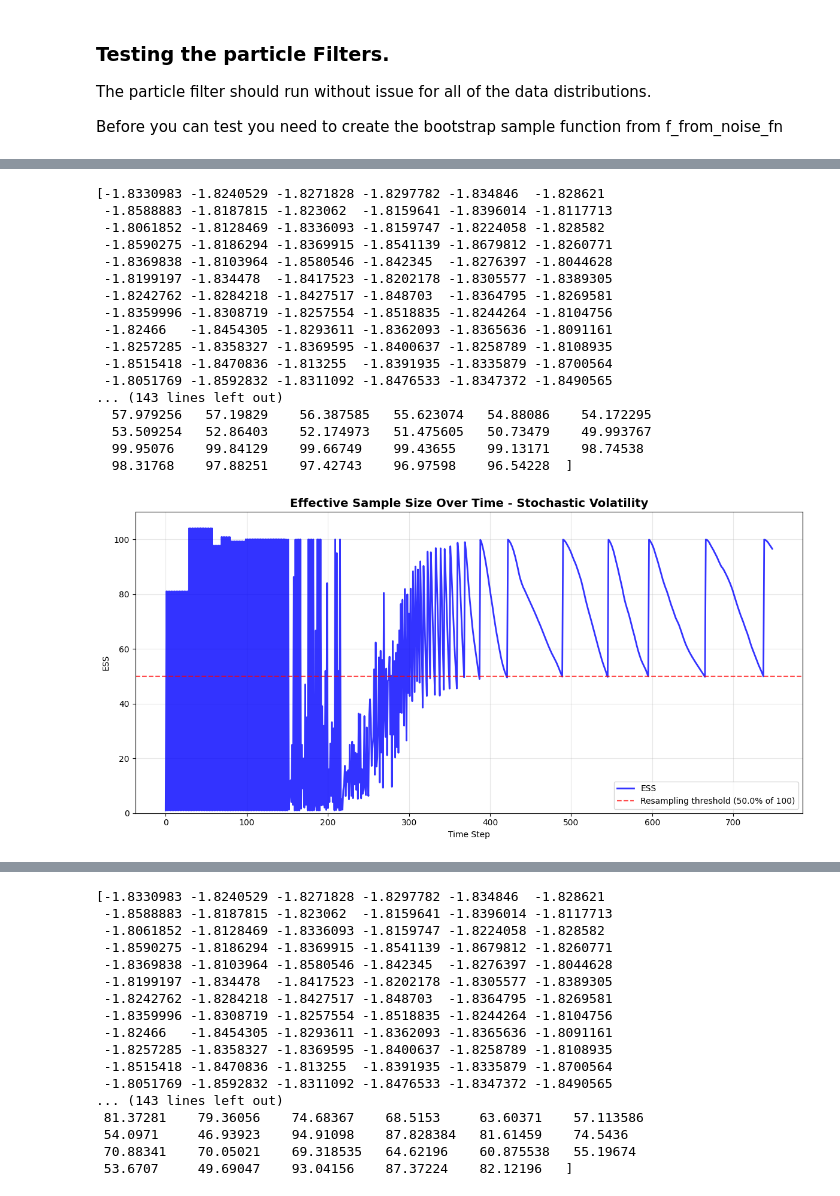
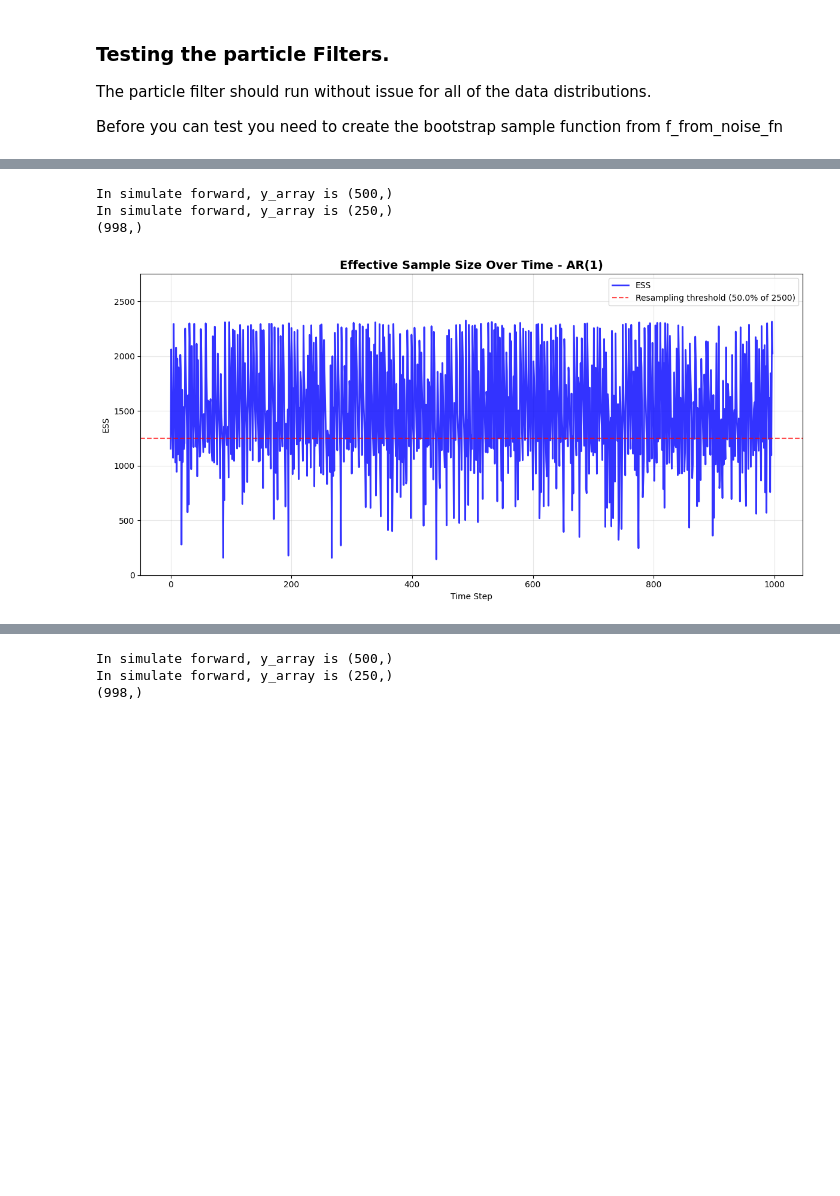
Before and after one commit to chrisjwheeler/NNP-method, a Jupyter notebook: example_generation_functions.ipynb, the cells around one changed output, grey strips where cells are left out. Saved outputs shown, nothing was run; the diff lists cells and outputs as text; code cells hidden in the pictures; blank space fills up the shorter version.

Commit message:
Fix Initialisation bug.

```diff
--- a/example_generation_functions.ipynb
+++ b/example_generation_functions.ipynb
@@ -312,11 +312,23 @@ from nnp_functions.particle_filter import ParticleFilter
 
 # Settings
 N_PARTICLES = 2500  # Number of particles for the filter
-N_RUNS = 1         # Number of simulated runs (trajectories)
+N_RUNS = 3        # Number of simulated runs (trajectories)
 N_STEPS = 1000      # Number of time steps
 SEED = 42
 
 examples = [
+    {
+        'name': 'Stochastic Volatility',
+        'vehicle': stoch_pf_vehicle,
+        'sample_fn': sample_fn_from_f_from_noise(f_from_noise),
+        'weight_fn': g_likelihood_single,
+    },
+    {
+        'name': 'Stochastic Volatility with Skew',
+        'vehicle': skew_pf_vehicle,
+        'sample_fn': sample_fn_from_f_from_noise(f_from_noise),
+        'weight_fn': skew_observation_weight_single,
+    },
     {
         'name': 'AR(1)',
         'vehicle': ar1_pf_vehicle,
@@ -328,18 +340,6 @@ examples = [
         'vehicle': ar1_pf_vehicle,
         'sample_fn': ar1_optimal_sample,
         'weight_fn': ar1_optimal_likelihood_single,
-    },
-    {
-        'name': 'Stochastic Volatility',
-        'vehicle': stoch_pf_vehicle,
-        'sample_fn': sample_fn_from_f_from_noise(f_from_noise),
-        'weight_fn': g_likelihood_single,
-    },
-    {
-        'name': 'Stochastic Volatility with Skew',
-        'vehicle': skew_pf_vehicle,
-        'sample_fn': sample_fn_from_f_from_noise(f_from_noise),
-        'weight_fn': skew_observation_weight_single,
     },
 ]
 
@@ -432,7 +428,7 @@ import numpy as np
 from nnp_functions.particle_filter import ParticleFilter
 
 # Settings
-N_PARTICLES = 100  # Number of particles for the filter
+N_PARTICLES = 2500  # Number of particles for the filter
 N_RUNS = 1         # Number of simulated runs (trajectories)
 N_STEPS = 1000      # Number of time steps
 SEED = 42
@@ -442,7 +438,7 @@ for ex in examples:
     print(f"Testing Particle Filter: {ex['name']}")
     print(f"{'='*60}")
 
-    key = jax.random.PRNGKey(SEED)
+    key = jax.random.PRNGKey(4)
 
     # Generate simulated data
     X_paths, Y_paths = ex['vehicle'].generate_data(key, N_RUNS, N_STEPS, X_BAR)
@@ -453,8 +449,7 @@ for ex in examples:
 
 
     # Set up initial particles and weights
-    initial_particles = jax.random.normal(key, (N_PARTICLES,)) * jnp.sqrt(TAU) * SIGMA_SIGMA + X_BAR
-    initial_log_weights = jnp.zeros(N_PARTICLES) - jnp.log(N_PARTICLES)
+    initial_particles = jax.random.normal(key, (N_PARTICLES,)) * 0.1 + X_BAR
 
     # Instantiate ParticleFilter
     pf = ParticleFilter(
@@ -476,13 +471,12 @@ for ex in examples:
     )
 
 
-
     # Create figure for ESS plot
     plt.figure(figsize=(12, 6))
 
     # Plot ESS over time
     ess_values = merged_diagnostics['ess']
-    print(ess_values)
+    print(ess_values.shape)
     time_steps = jnp.arange(len(ess_values))
 
     plt.plot(time_steps, ess_values, linewidth=2, color='blue', alpha=0.8, label='ESS')
@@ -604,18 +570,4 @@ The X array starts at -1.8311954
-[-1.8330983 -1.8240529 -1.8271828 -1.8297782 -1.834846  -1.828621
- -1.8588883 -1.8187815 -1.823062  -1.8159641 -1.8396014 -1.8117713
- -1.8061852 -1.8128469 -1.8336093 -1.8159747 -1.8224058 -1.828582
- -1.8590275 -1.8186294 -1.8369915 -1.8541139 -1.8679812 -1.8260771
- -1.8369838 -1.8103964 -1.8580546 -1.842345  -1.8276397 -1.8044628
- -1.8199197 -1.834478  -1.8417523 -1.8202178 -1.8305577 -1.8389305
- -1.8242762 -1.8284218 -1.8427517 -1.848703  -1.8364795 -1.8269581
- -1.8359996 -1.8308719 -1.8257554 -1.8518835 -1.8244264 -1.8104756
- -1.82466   -1.8454305 -1.8293611 -1.8362093 -1.8365636 -1.8091161
- -1.8257285 -1.8358327 -1.8369595 -1.8400637 -1.8258789 -1.8108935
- -1.8515418 -1.8470836 -1.813255  -1.8391935 -1.8335879 -1.8700564
- -1.8051769 -1.8592832 -1.8311092 -1.8476533 -1.8347372 -1.8490565
-... (143 lines left out)
-  57.979256   57.19829    56.387585   55.623074   54.88086    54.172295
-  53.509254   52.86403    52.174973   51.475605   50.73479    49.993767
-  99.95076    99.84129    99.66749    99.43655    99.13171    98.74538
-  98.31768    97.88251    97.42743    96.97598    96.54228  ]
+In simulate forward, y_array is (500,)
+In simulate forward, y_array is (250,)
+(998,)
-[figure, old version]
+[figure, new version]
@@ -642,17 +594,3 @@ The X array starts at -1.8311954
-[-1.8330983 -1.8240529 -1.8271828 -1.8297782 -1.834846  -1.828621
- -1.8588883 -1.8187815 -1.823062  -1.8159641 -1.8396014 -1.8117713
- -1.8061852 -1.8128469 -1.8336093 -1.8159747 -1.8224058 -1.828582
- -1.8590275 -1.8186294 -1.8369915 -1.8541139 -1.8679812 -1.8260771
- -1.8369838 -1.8103964 -1.8580546 -1.842345  -1.8276397 -1.8044628
- -1.8199197 -1.834478  -1.8417523 -1.8202178 -1.8305577 -1.8389305
- -1.8242762 -1.8284218 -1.8427517 -1.848703  -1.8364795 -1.8269581
- -1.8359996 -1.8308719 -1.8257554 -1.8518835 -1.8244264 -1.8104756
- -1.82466   -1.8454305 -1.8293611 -1.8362093 -1.8365636 -1.8091161
- -1.8257285 -1.8358327 -1.8369595 -1.8400637 -1.8258789 -1.8108935
- -1.8515418 -1.8470836 -1.813255  -1.8391935 -1.8335879 -1.8700564
- -1.8051769 -1.8592832 -1.8311092 -1.8476533 -1.8347372 -1.8490565
-... (143 lines left out)
- 81.37281    79.36056    74.68367    68.5153     63.60371    57.113586
- 54.0971     46.93923    94.91098    87.828384   81.61459    74.5436
- 70.88341    70.05021    69.318535   64.62196    60.875538   55.19674
- 53.6707     49.69047    93.04156    87.37224    82.12196   ]
+In simulate forward, y_array is (500,)
+In simulate forward, y_array is (250,)
+(998,)
```
Also changed, not shown: parts of 2 cells of this notebook, 1 other file.
